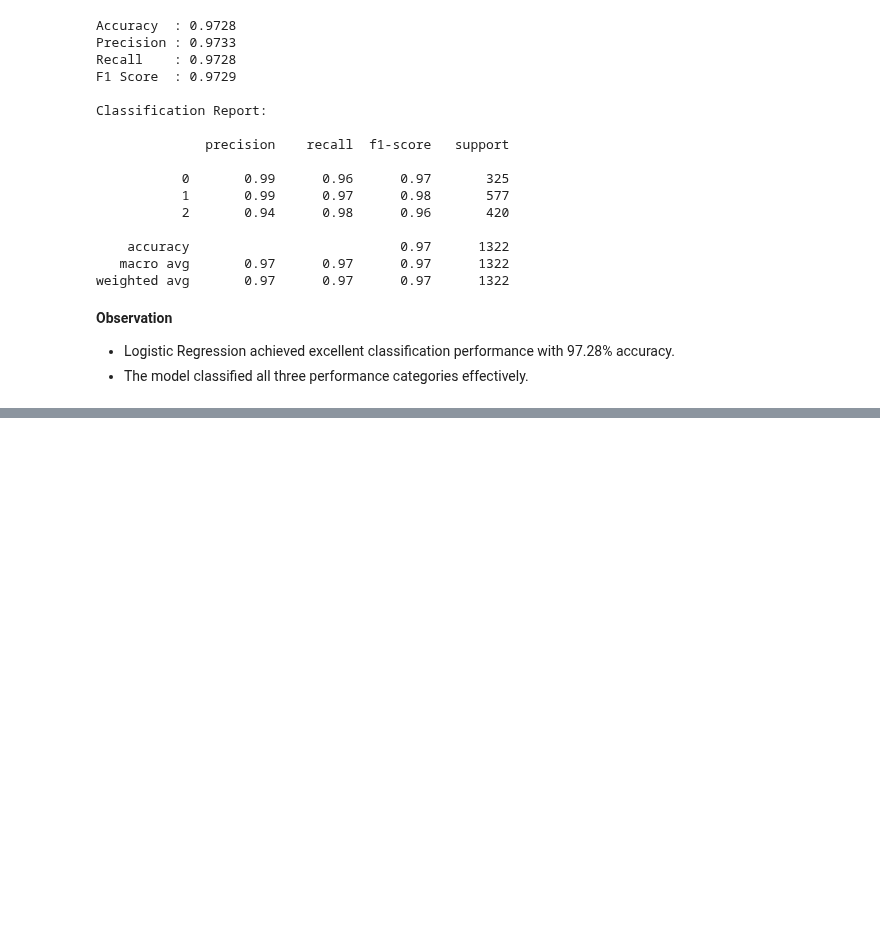
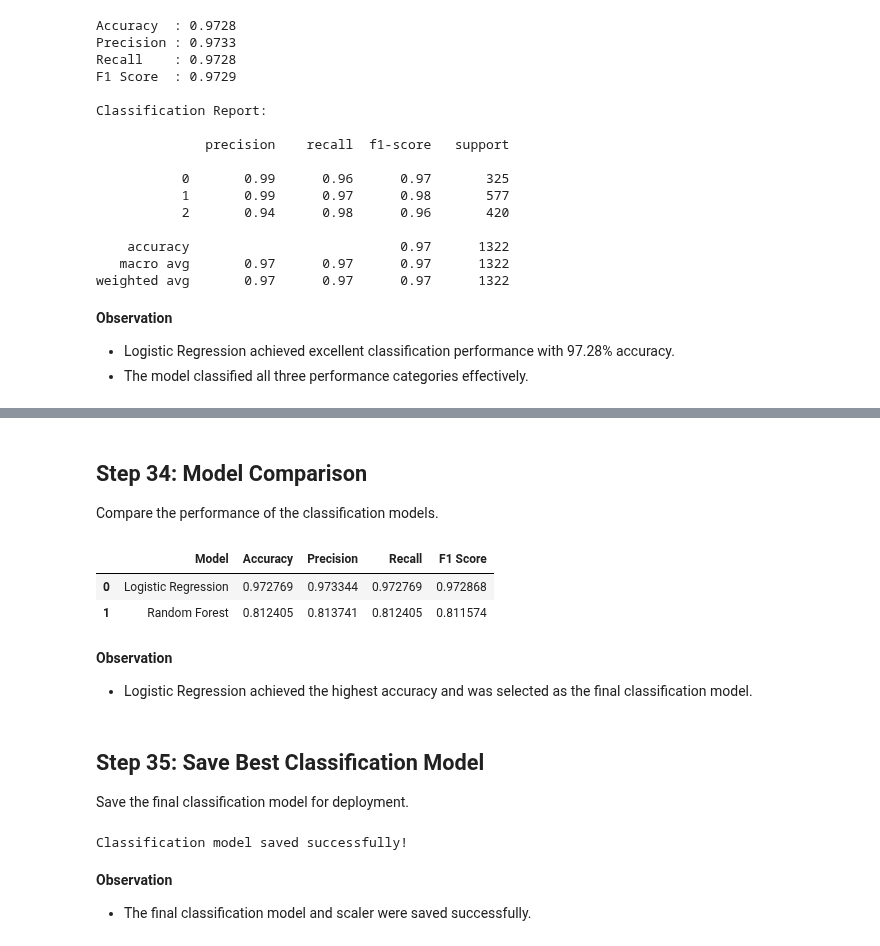
Before and after one commit to heydhwani/Smart_Study_Performance_Predictor, a Jupyter notebook: notebooks/smart_study_performance_predictor.ipynb, the cells around one changed output, grey strips where cells are left out. Cells and saved outputs as stored; diff of their text form; code cells hidden in the pictures; blank space fills up the shorter version.

```diff
--- a/notebooks/smart_study_performance_predictor.ipynb
+++ b/notebooks/smart_study_performance_predictor.ipynb
@@ -835,0 +936,59 @@ weighted avg       0.97      0.97      0.97      1322
+# %% [markdown]
+## Step 34: Model Comparison
+
+Compare the performance of the classification models.
+# %%
+comparison_cls = pd.DataFrame({
+    "Model": [
+        "Logistic Regression",
+        "Random Forest"
+    ],
+    "Accuracy": [
+        accuracy,
+        accuracy_rf
+    ],
+    "Precision": [
+        precision,
+        precision_rf
+    ],
+    "Recall": [
+        recall,
+        recall_rf
+    ],
+    "F1 Score": [
+        f1,
+        f1_rf
+    ]
+})
+
+comparison_cls = comparison_cls.sort_values(
+    by="Accuracy",
+    ascending=False
+).reset_index(drop=True)
+
+comparison_cls
+# %% [output]
+|  | Model | Accuracy | Precision | Recall | F1 Score |
+| 0 | Logistic Regression | 0.972769 | 0.973344 | 0.972769 | 0.972868 |
+| 1 | Random Forest | 0.812405 | 0.813741 | 0.812405 | 0.811574 |
+# %% [markdown]
+**Observation**
+
+- Logistic Regression achieved the highest accuracy and was selected as the final classification model.
+# %% [markdown]
+## Step 35: Save Best Classification Model
+
+Save the final classification model for deployment.
+# %%
+import joblib
+
+joblib.dump(lr_cls, "../models/classification_model.pkl")
+joblib.dump(scaler_cls, "../models/classification_scaler.pkl")
+
+print("Classification model saved successfully!")
+# %% [output]
+Classification model saved successfully!
+# %% [markdown]
+**Observation**
+
+- The final classification model and scaler were saved successfully.
```
Also changed, not shown: parts of 7 cells of this notebook, 2 other files.
